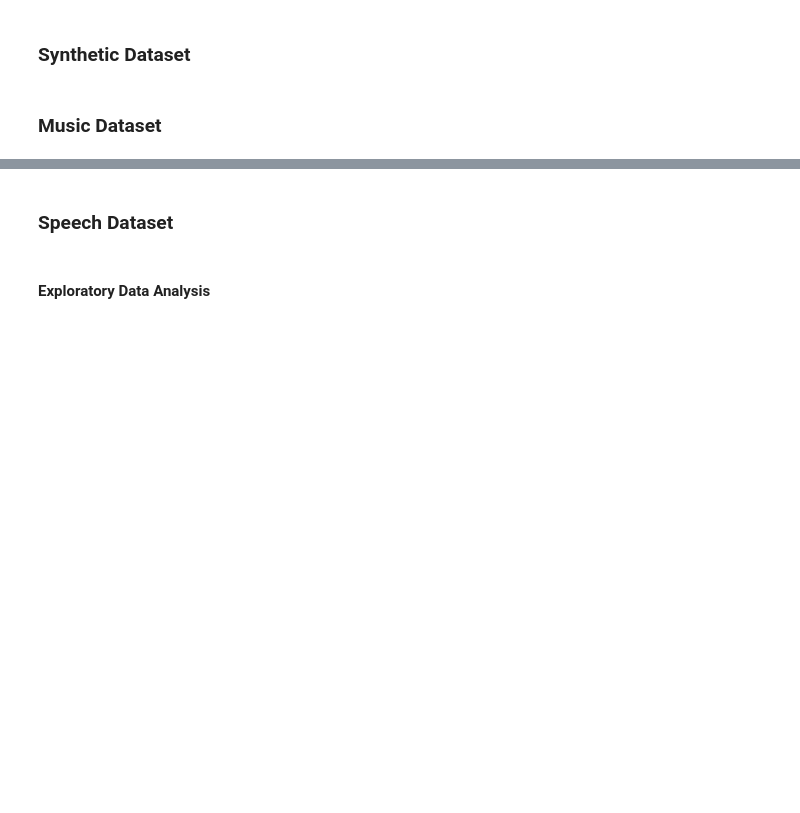
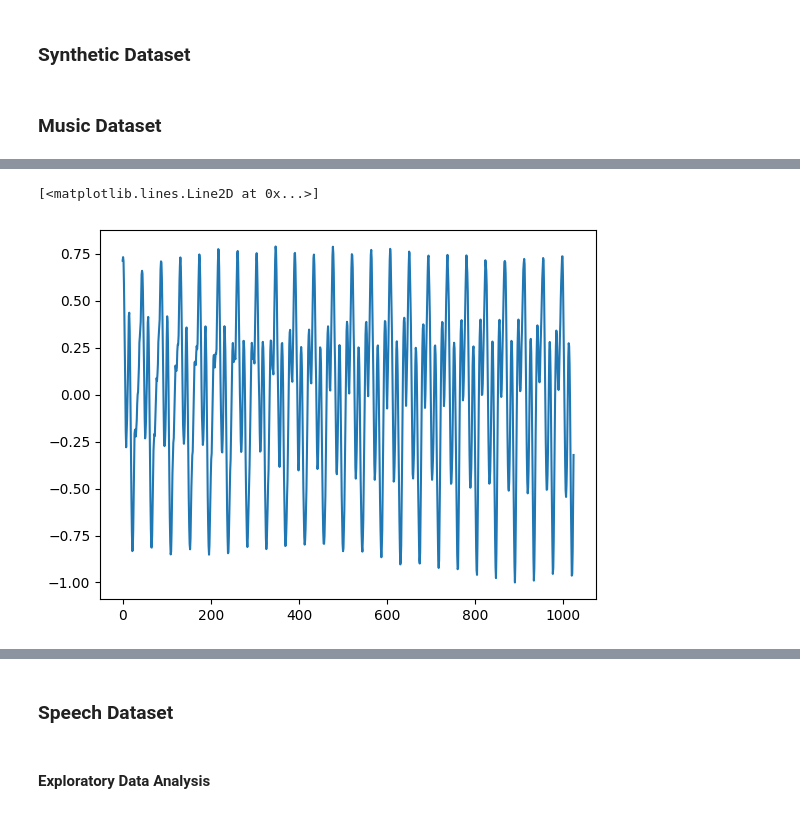
Before and after one commit to pierreaguie/C-OMP-for-Audio-Declipping, a Jupyter notebook: AudioDeclipping.ipynb, the cells around one changed output, grey strips where cells are left out. Drawn from its saved outputs; the diff is of its cells as text; code cells hidden in the pictures; blank space fills up the shorter version.

```diff
--- a/AudioDeclipping.ipynb
+++ b/AudioDeclipping.ipynb
@@ -365,0 +395,8 @@ path_to_music = 'C-OMP-for-Audio-Declipping/solo'
+# %%
+start_frame = 300000
+y_frame = y[start_frame:start_frame+1024]
+y_frame = y_frame / np.max(np.abs(y_frame))
+plt.plot(y_frame)
+# %% [output]
+[<matplotlib.lines.Line2D at 0x...>]
+[figure, added]
```
Also changed, not shown: parts of 22 cells of this notebook.
